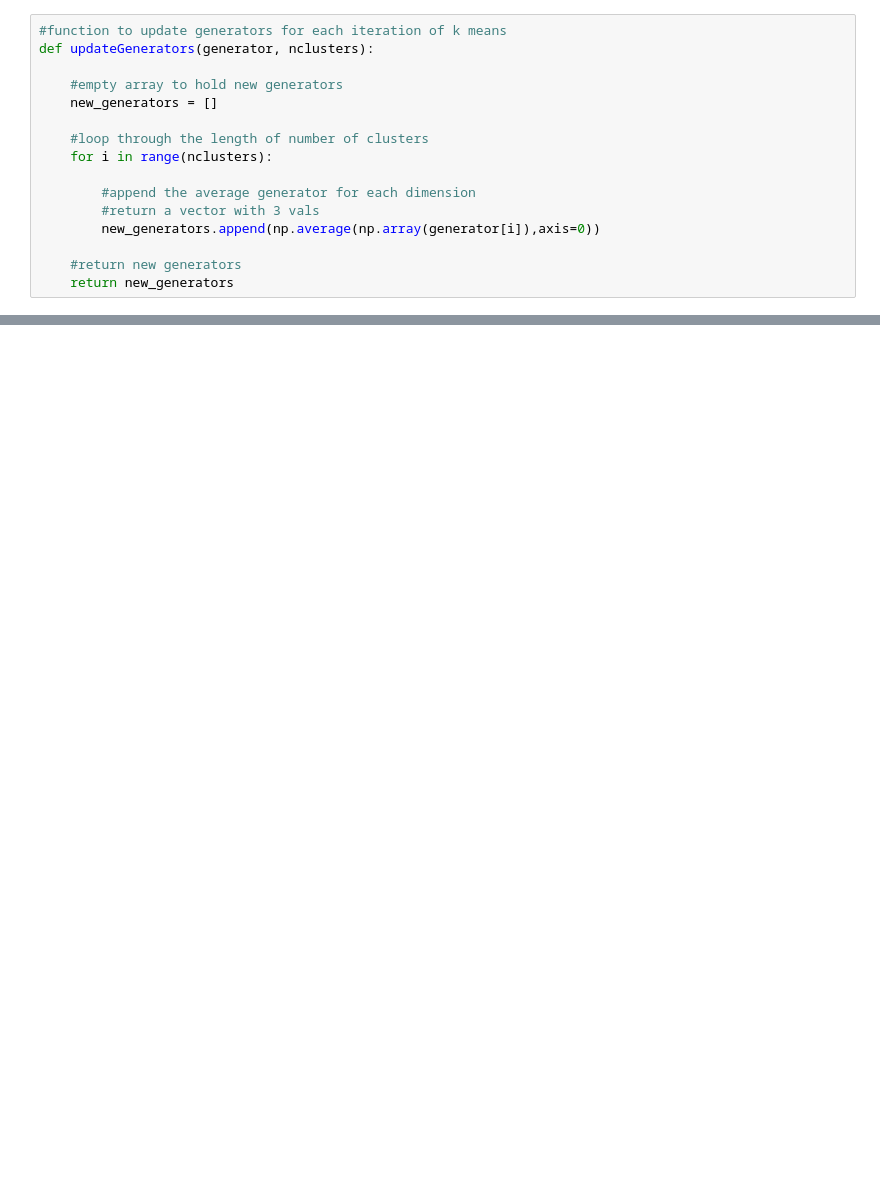
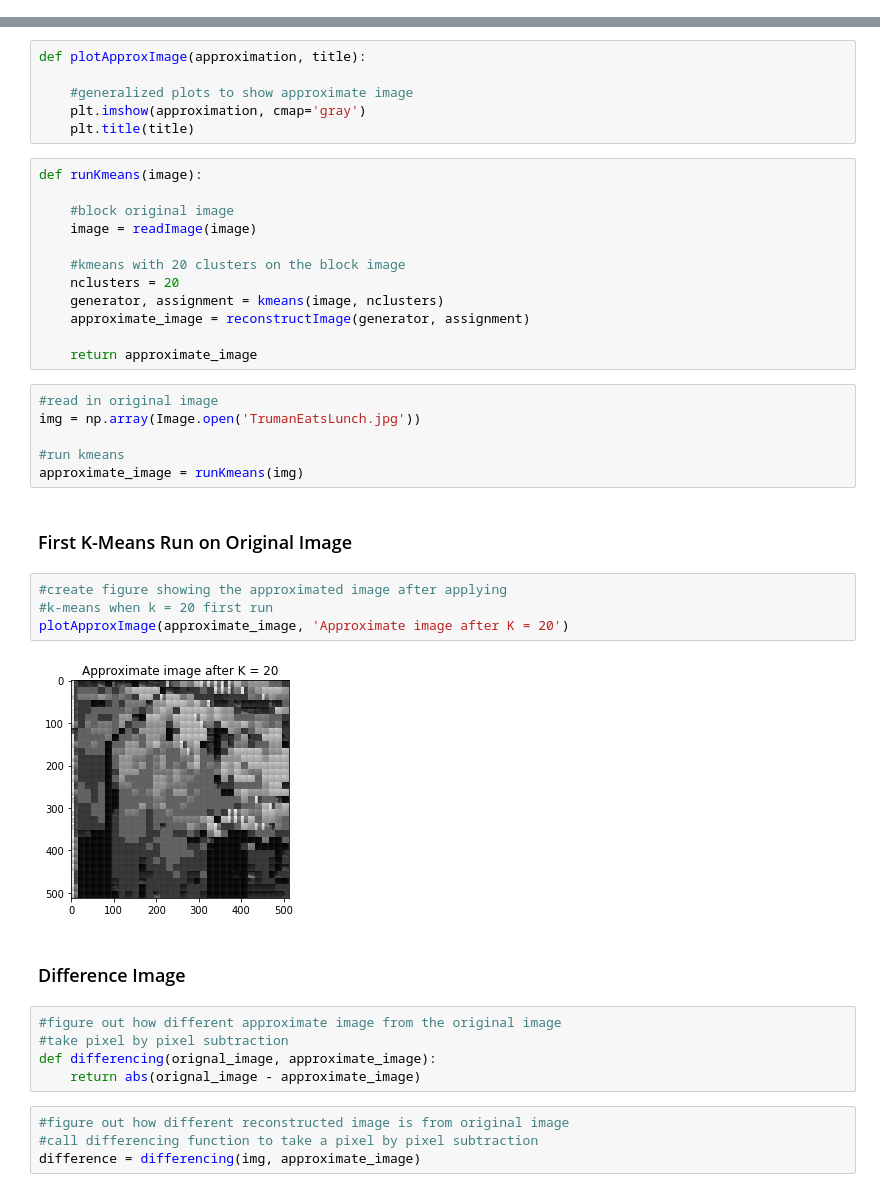
Before and after one commit to pots7878/kmeans_watermarking, a Jupyter notebook: Lab 2 Watermarking.ipynb, the cells around one changed output, grey strips where cells are left out. Drawn from its saved outputs; the diff is of its cells as text; blank space fills up the shorter version.

```diff
--- a/Lab 2 Watermarking.ipynb
+++ b/Lab 2 Watermarking.ipynb
@@ -59,16 +0,0 @@ def closestCentroids(img, centroids):
-# %%
-#function to update generators for each iteration of k means
-def updateGenerators(generator, nclusters):
-
-    #empty array to hold new generators
-    new_generators = []
-
-    #loop through the length of number of clusters
-    for i in range(nclusters):
-
-        #append the average generator for each dimension
-        #return a vector with 3 vals
-        new_generators.append(np.average(np.array(generator[i]),axis=0))
-
-    #return new generators
-    return new_generators
@@ -166,0 +143,43 @@ generator_2
+# %%
+def plotApproxImage(approximation, title):
+
+    #generalized plots to show approximate image
+    plt.imshow(approximation, cmap='gray')
+    plt.title(title)
+# %%
+def runKmeans(image):
+
+    #block original image
+    image = readImage(image)
+
+    #kmeans with 20 clusters on the block image
+    nclusters = 20
+    generator, assignment = kmeans(image, nclusters)
+    approximate_image = reconstructImage(generator, assignment)
+
+    return approximate_image
+# %%
+#read in original image
+img = np.array(Image.open('TrumanEatsLunch.jpg'))
+
+#run kmeans
+approximate_image = runKmeans(img)
+# %% [markdown]
+### First K-Means Run on Original Image
+# %%
+#create figure showing the approximated image after applying
+#k-means when k = 20 first run
+plotApproxImage(approximate_image, 'Approximate image after K = 20')
+# %% [output]
+[figure, added]
+# %% [markdown]
+### Difference Image
+# %%
+#figure out how different approximate image from the original image
+#take pixel by pixel subtraction
+def differencing(orignal_image, approximate_image):
+    return abs(orignal_image - approximate_image)
+# %%
+#figure out how different reconstructed image is from original image
+#call differencing function to take a pixel by pixel subtraction
+difference = differencing(img, approximate_image)
```
Also changed, not shown: parts of 45 cells of this notebook.
